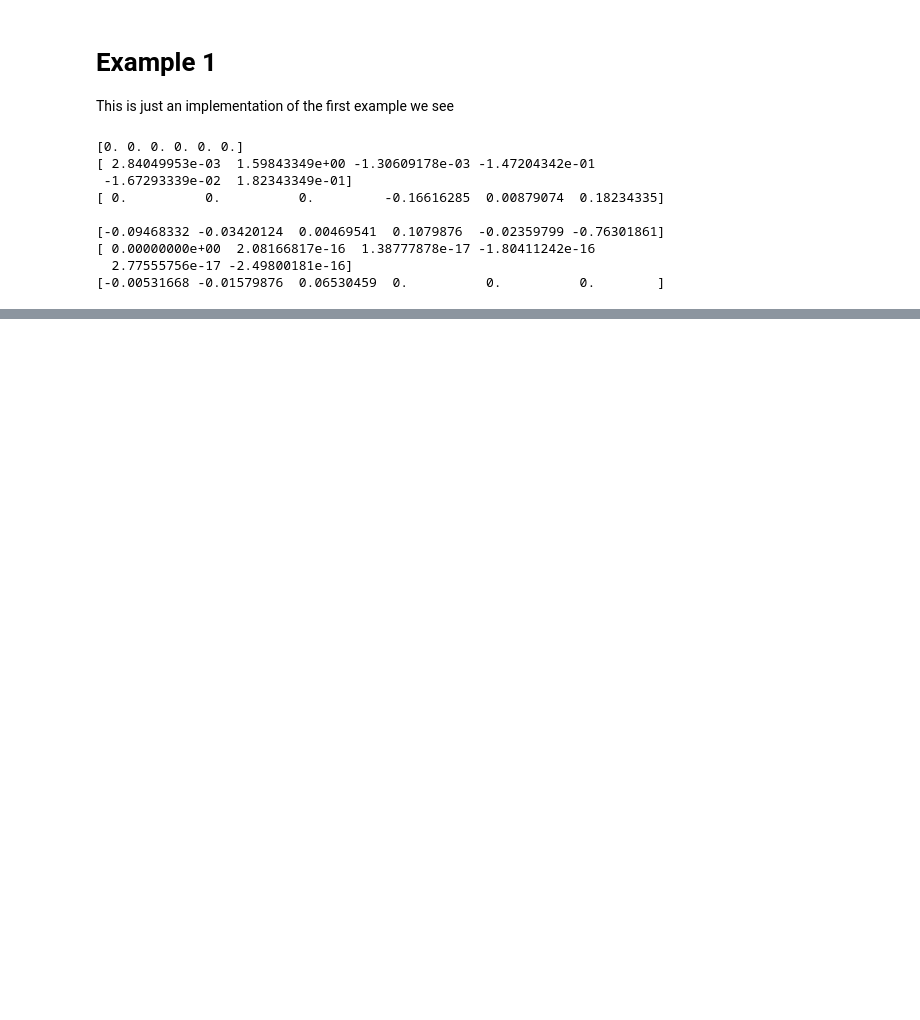
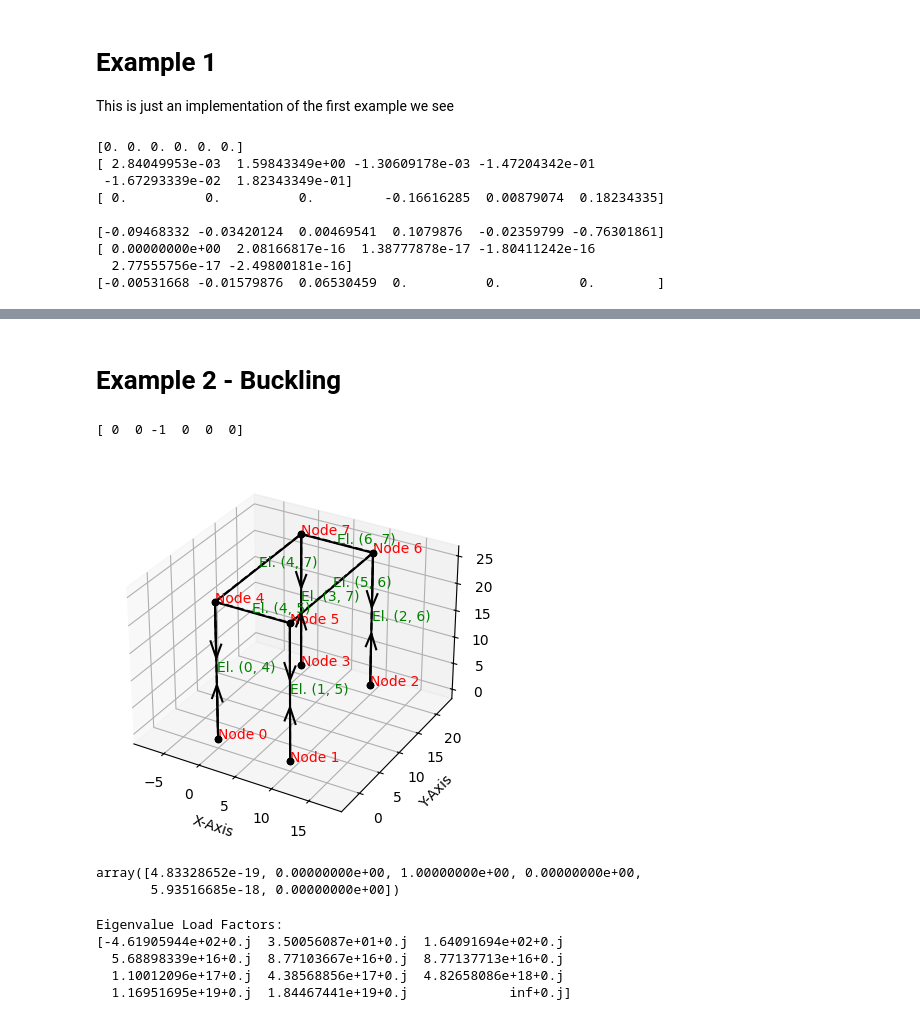
Before and after one commit to rtengle/me700-hw2, a Jupyter notebook: tutorial/tutorial.ipynb, the cells around one changed output, grey strips where cells are left out. Saved outputs shown, nothing was run; the diff lists cells and outputs as text; code cells hidden in the pictures; blank space fills up the shorter version.

```diff
--- a/tutorial/tutorial.ipynb
+++ b/tutorial/tutorial.ipynb
@@ -268,0 +280,72 @@ plt.show()
+# %% [markdown]
+# Example 2 - Buckling
+# %%
+mesh = Mesh(6)
+
+F = np.array([0, 0, -1])
+M = np.array([0, 0, 0])
+bfb = np.append(F, M)
+
+print(bfb)
+
+mesh.add_node(0, pos=np.array([0, 0, 0]), bc=np.zeros(6))
+mesh.add_node(1, pos=np.array([10, 0, 0]), bc=np.zeros(6))
+mesh.add_node(2, pos=np.array([10, 20, 0]), bc=np.zeros(6))
+mesh.add_node(3, pos=np.array([0, 20, 0]), bc=np.zeros(6))
+
+mesh.add_node(4, pos=np.array([0, 0, 25]), bc=np.full(6, np.nan), bf=bfb)
+mesh.add_node(5, pos=np.array([10, 0, 25]), bc=np.full(6, np.nan), bf=bfb)
+mesh.add_node(6, pos=np.array([10, 20, 25]), bc=np.full(6, np.nan), bf=bfb)
+mesh.add_node(7, pos=np.array([0, 20, 25]), bc=np.full(6, np.nan), bf=bfb)
+# %% [output]
+[ 0  0 -1  0  0  0]
+# %%
+r = 0.5
+A = np.pi * r**2
+Iz = np.pi * r**4 / 4
+Iy = np.pi * r**4 / 4
+J = Iy + Iz
+E = 500
+v = 0.3
+
+beam = Beam(E=E, A=A, Iy=Iy, Iz=Iz, J=J, v=v, y=np.array([0, 1, 0]))
+
+mesh.add_element(beam, 0, 4)
+mesh.add_element(beam, 1, 5)
+mesh.add_element(beam, 2, 6)
+mesh.add_element(beam, 3, 7)
+
+mesh.add_element(beam, 4, 5)
+mesh.add_element(beam, 5, 6)
+mesh.add_element(beam, 6, 7)
+mesh.add_element(beam, 7, 4)
+# %%
+x, f = mesh.solve()
+
+fig = plt.figure()
+ax = fig.add_subplot(projection='3d')
+mesh.plot(ax, force_scale=10)
+ax.set_xlabel('X-Axis')
+ax.set_ylabel('Y-Axis')
+ax.set_zlabel('Z-Axis')
+set_axes_equal(ax)
+plt.show()
+# %% [output]
+[figure, added]
+# %%
+i=3
+f[6*i:6*i+6]
+# %% [output]
+array([4.83328652e-19, 0.00000000e+00, 1.00000000e+00, 0.00000000e+00,
+       5.93516685e-18, 0.00000000e+00])
+# %%
+mesh.element_eigenmode_study(Beam.beam_buckling_eigenmatrix)
+
+print('Eigenvalue Load Factors:')
+print(np.sort(mesh.edges[0, 4]['object'].eigval))
+# %% [output]
+Eigenvalue Load Factors:
+[-4.61905944e+02+0.j  3.50056087e+01+0.j  1.64091694e+02+0.j
+  5.68898339e+16+0.j  8.77103667e+16+0.j  8.77137713e+16+0.j
+  1.10012096e+17+0.j  4.38568856e+17+0.j  4.82658086e+18+0.j
+  1.16951695e+19+0.j  1.84467441e+19+0.j             inf+0.j]
```
Also changed, not shown: parts of 5 cells of this notebook, 1 other file.
